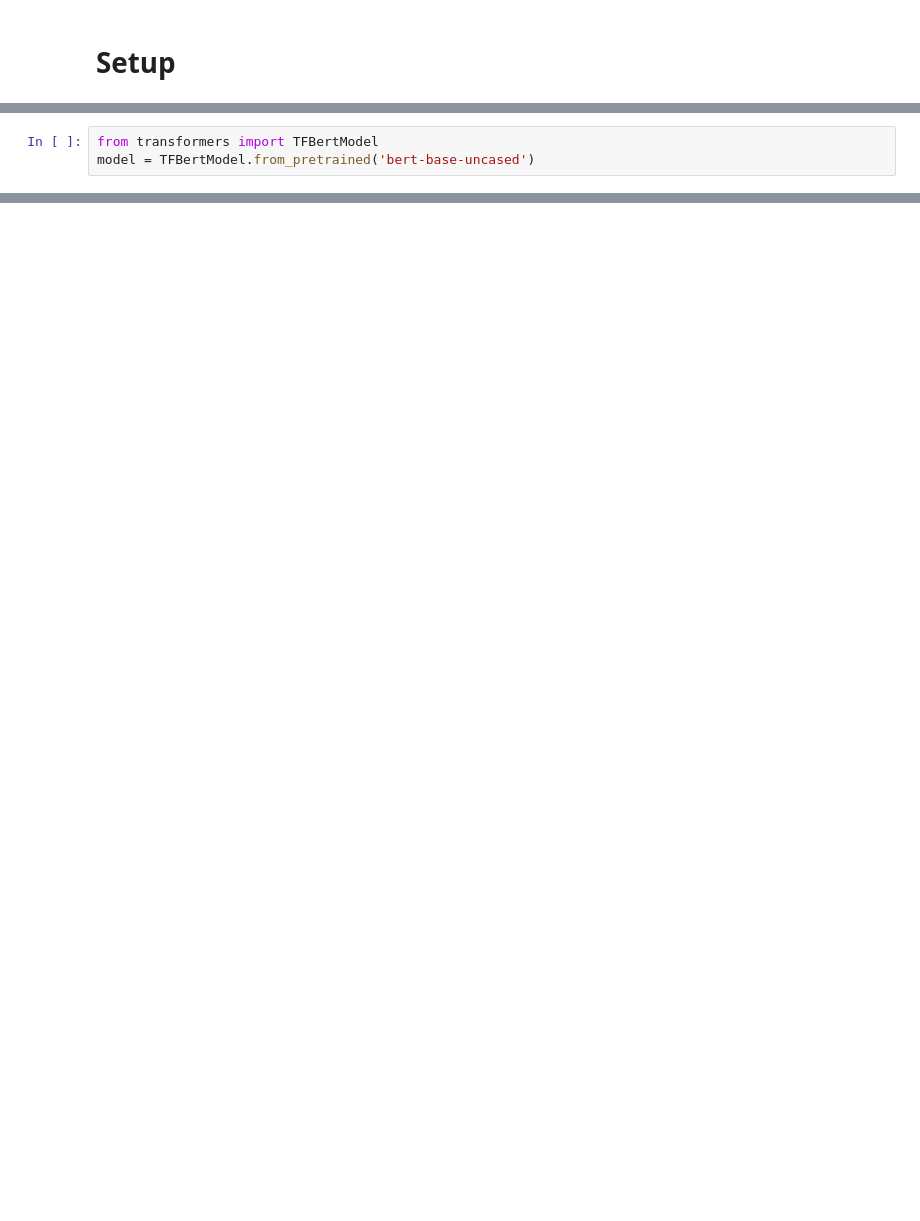
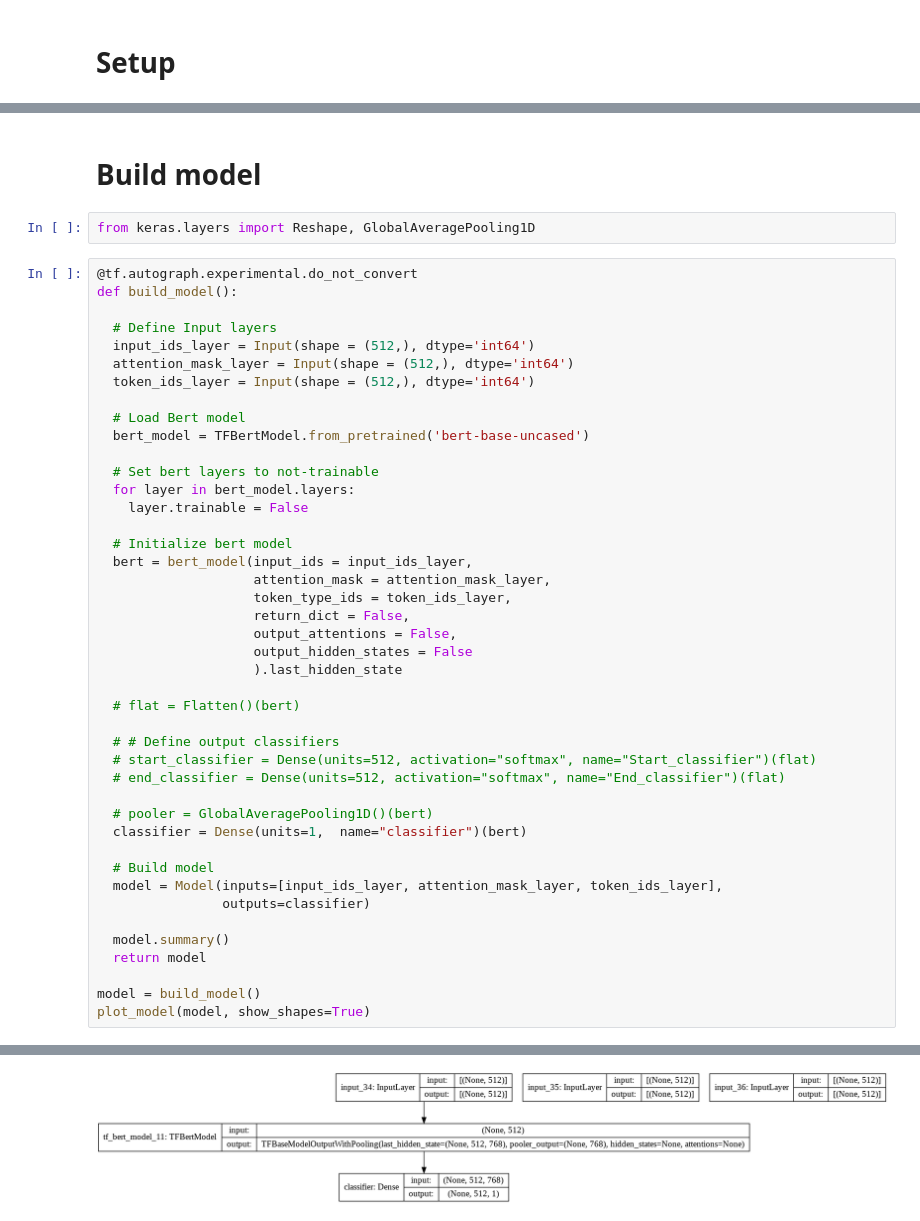
Before and after one commit to giuliofortini/NLP_SQuAD_Project, a Jupyter notebook: SQuAD_project.ipynb, the cells around one changed output, grey strips where cells are left out. Cells and saved outputs as stored; diff of their text form; blank space fills up the shorter version.

```diff
--- a/SQuAD_project.ipynb
+++ b/SQuAD_project.ipynb
@@ -385,3 +28,0 @@ test_steps_per_epoch = int(test_data_size / batch_size)
-# %%
-from transformers import TFBertModel
-model = TFBertModel.from_pretrained('bert-base-uncased')
@@ -540,0 +502,48 @@ tokenizer.convert_tokens_to_string(tokenizer.convert_ids_to_tokens(idx[0]))
+# %% [markdown]
+# Build model
+# %%
+from keras.layers import Reshape, GlobalAveragePooling1D
+# %%
+@tf.autograph.experimental.do_not_convert
+def build_model():
+
+  # Define Input layers
+  input_ids_layer = Input(shape = (512,), dtype='int64')
+  attention_mask_layer = Input(shape = (512,), dtype='int64')
+  token_ids_layer = Input(shape = (512,), dtype='int64')
+
+  # Load Bert model
+  bert_model = TFBertModel.from_pretrained('bert-base-uncased')
+
+  # Set bert layers to not-trainable
+  for layer in bert_model.layers:
+    layer.trainable = False
+
+  # Initialize bert model
+  bert = bert_model(input_ids = input_ids_layer,
+                    attention_mask = attention_mask_layer,
+                    token_type_ids = token_ids_layer,
+                    return_dict = False,
+                    output_attentions = False,
+                    output_hidden_states = False
+                    ).last_hidden_state
+
+  # flat = Flatten()(bert)
+
+  # # Define output classifiers
+  # start_classifier = Dense(units=512, activation="softmax", name="Start_classifier")(flat)
+  # end_classifier = Dense(units=512, activation="softmax", name="End_classifier")(flat)
+
+  # pooler = GlobalAveragePooling1D()(bert)
+  classifier = Dense(units=1,  name="classifier")(bert)
+
+  # Build model
+  model = Model(inputs=[input_ids_layer, attention_mask_layer, token_ids_layer],
+                outputs=classifier)
+
+  model.summary()
+  return model
+
+model = build_model()
+plot_model(model, show_shapes=True)
+# %% [output]
@@ -540,0 +570 @@ tokenizer.convert_tokens_to_string(tokenizer.convert_ids_to_tokens(idx[0]))
+[figure, added]
```
Also changed, not shown: parts of 70 cells of this notebook.
